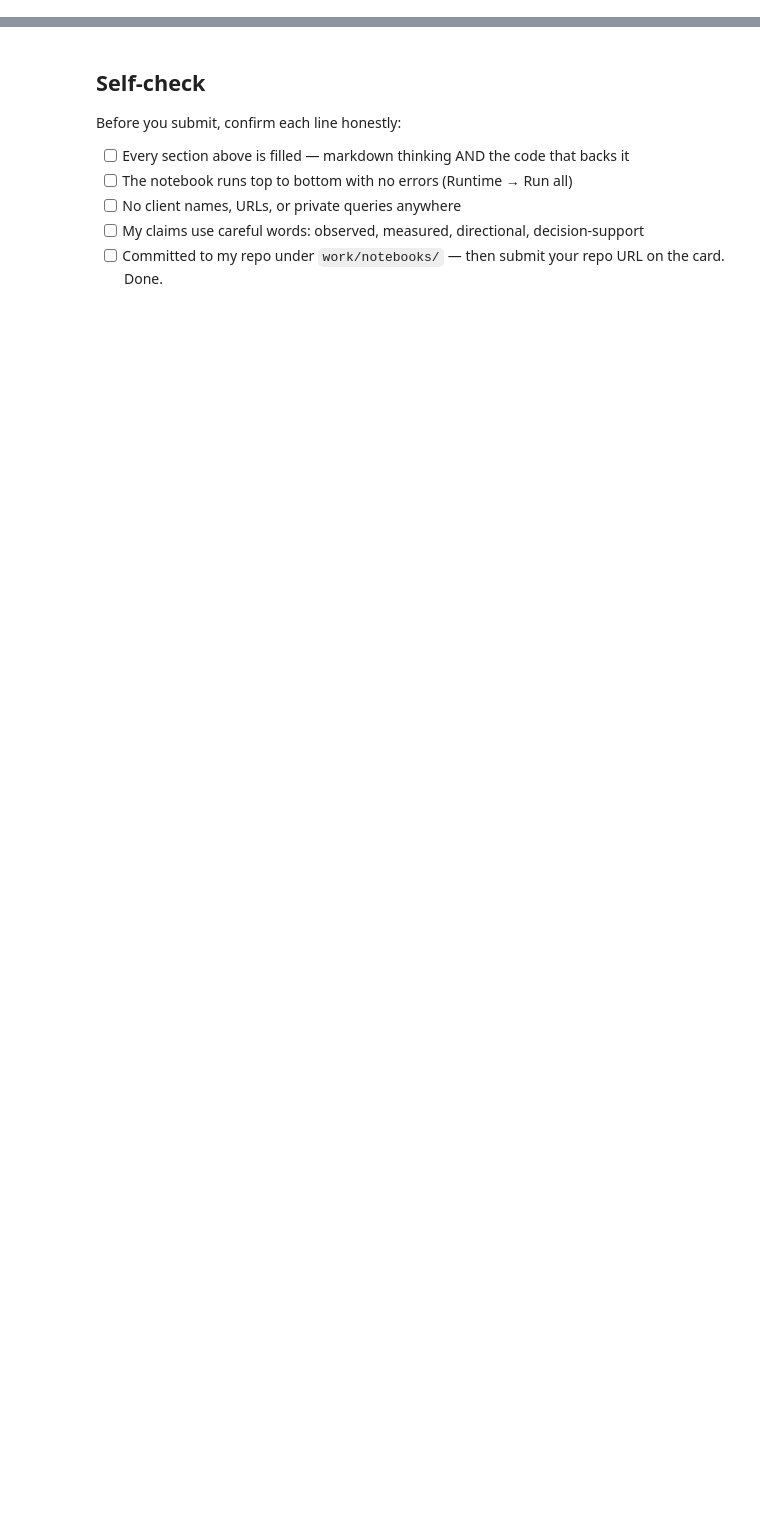
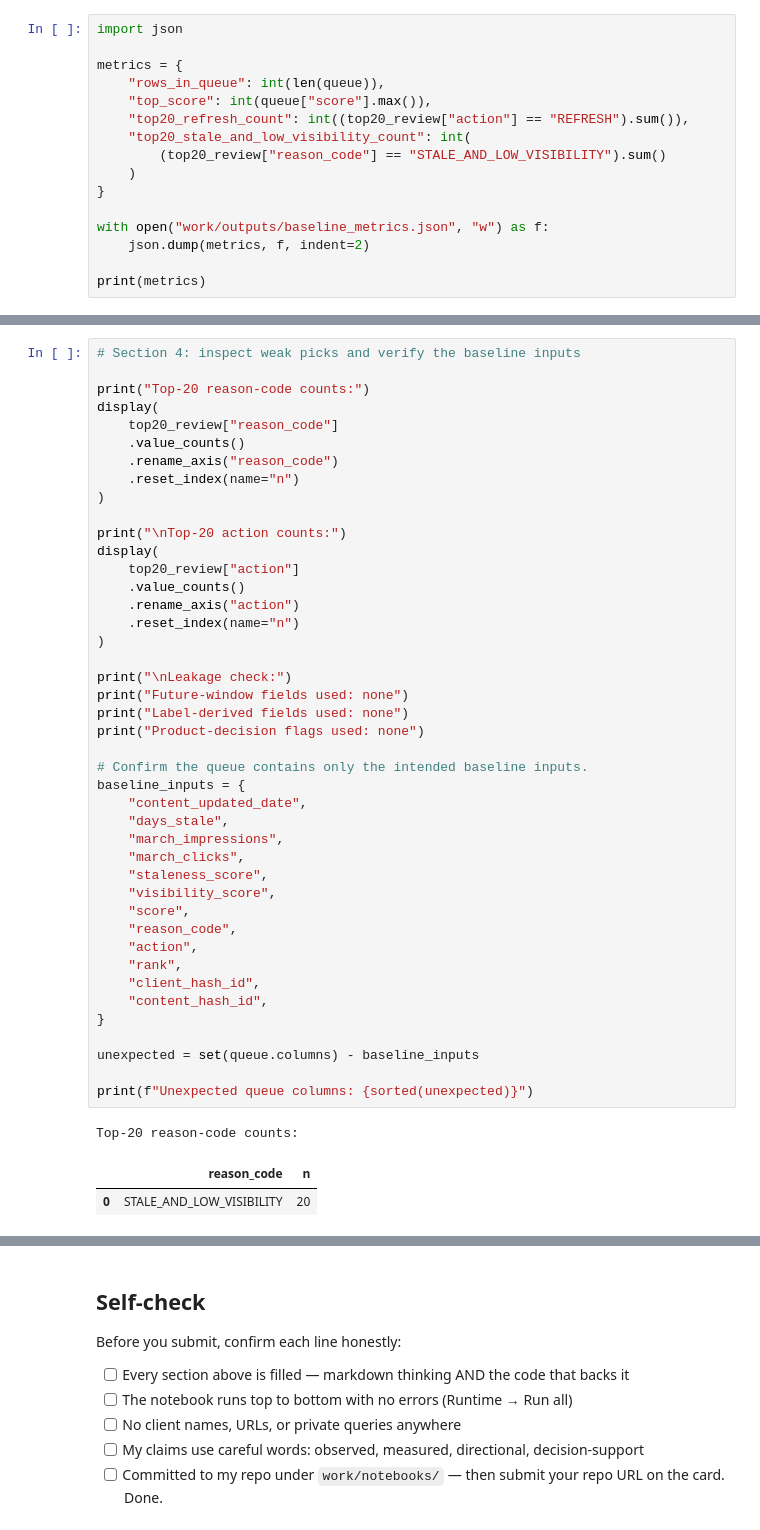
Before and after one commit to nandhanamj/flyrank_ml, a Jupyter notebook: work/notebooks/w04_baseline_score.ipynb, the cells around one changed output, grey strips where cells are left out. Drawn from its saved outputs; the diff is of its cells as text; blank space fills up the shorter version.

```diff
--- a/work/notebooks/w04_baseline_score.ipynb
+++ b/work/notebooks/w04_baseline_score.ipynb
@@ -36,0 +421,16 @@ This skeleton is yours to fill. Work the sections **in order** — each one has
+# %%
+import json
+
+metrics = {
+    "rows_in_queue": int(len(queue)),
+    "top_score": int(queue["score"].max()),
+    "top20_refresh_count": int((top20_review["action"] == "REFRESH").sum()),
+    "top20_stale_and_low_visibility_count": int(
+        (top20_review["reason_code"] == "STALE_AND_LOW_VISIBILITY").sum()
+    )
+}
+
+with open("work/outputs/baseline_metrics.json", "w") as f:
+    json.dump(metrics, f, indent=2)
+
+print(metrics)
@@ -36,0 +450,47 @@ This skeleton is yours to fill. Work the sections **in order** — each one has
+# %%
+# Section 4: inspect weak picks and verify the baseline inputs
+
+print("Top-20 reason-code counts:")
+display(
+    top20_review["reason_code"]
+    .value_counts()
+    .rename_axis("reason_code")
+    .reset_index(name="n")
+)
+
+print("\nTop-20 action counts:")
+display(
+    top20_review["action"]
+    .value_counts()
+    .rename_axis("action")
+    .reset_index(name="n")
+)
+
+print("\nLeakage check:")
+print("Future-window fields used: none")
+print("Label-derived fields used: none")
+print("Product-decision flags used: none")
+
+# Confirm the queue contains only the intended baseline inputs.
+baseline_inputs = {
+    "content_updated_date",
+    "days_stale",
+    "march_impressions",
+    "march_clicks",
+    "staleness_score",
+    "visibility_score",
+    "score",
+    "reason_code",
+    "action",
+    "rank",
+    "client_hash_id",
+    "content_hash_id",
+}
+
+unexpected = set(queue.columns) - baseline_inputs
+
+print(f"Unexpected queue columns: {sorted(unexpected)}")
+# %% [output]
+Top-20 reason-code counts:
+|  | reason_code | n |
+| 0 | STALE_AND_LOW_VISIBILITY | 20 |
```
Also changed, not shown: parts of 27 cells of this notebook.
